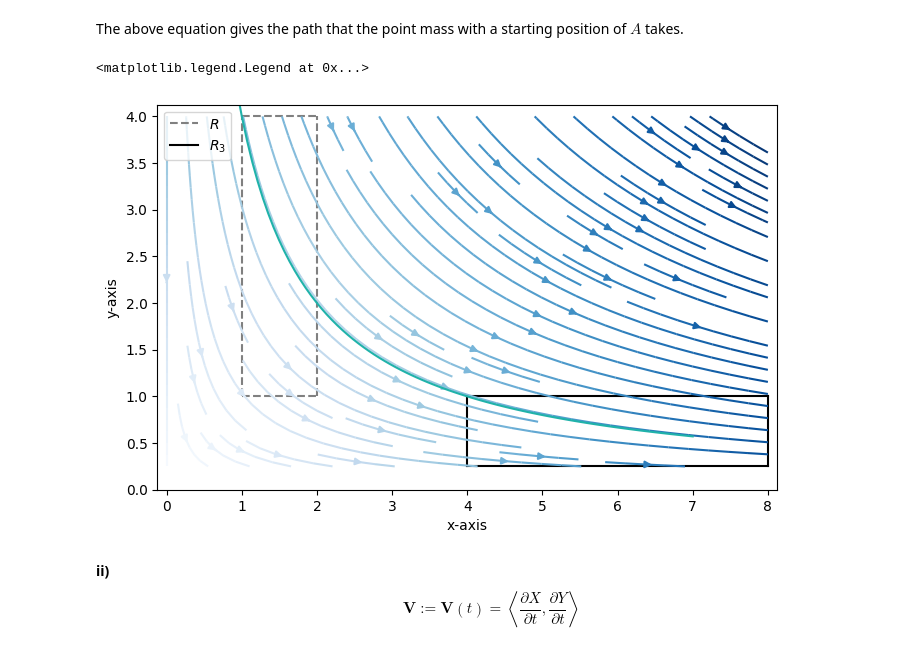
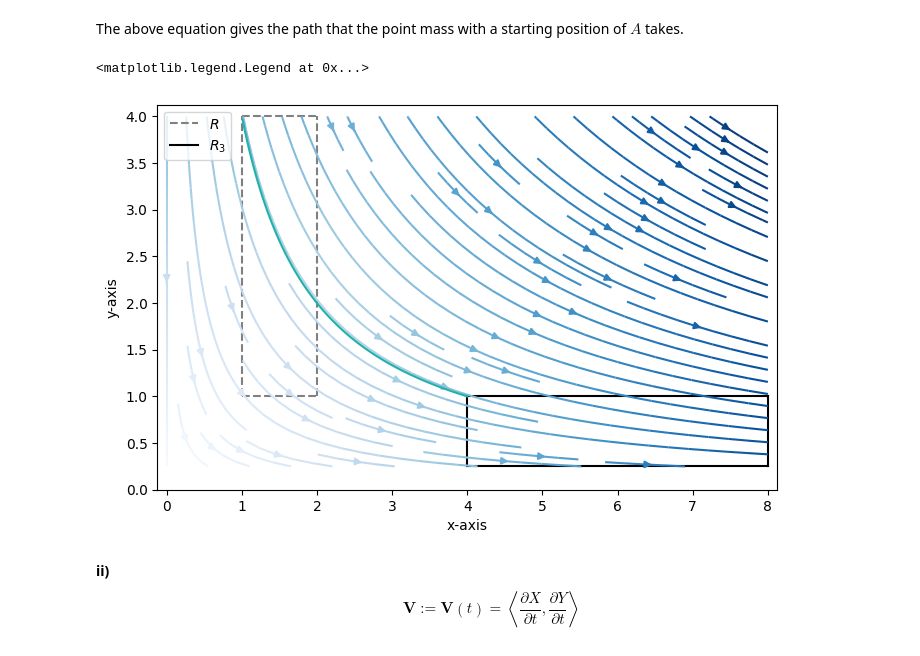
Before and after one commit to jordandll/MultivariableCalculus, a Jupyter notebook: DoubleIntegrals/DoubleIntegrals/PSets/pset7-part2.ipynb, the cells around one changed output. Cells and saved outputs as stored; diff of their text form; code cells hidden in the pictures.

```diff
--- a/DoubleIntegrals/DoubleIntegrals/PSets/pset7-part2.ipynb
+++ b/DoubleIntegrals/DoubleIntegrals/PSets/pset7-part2.ipynb
@@ -987,7 +985,7 @@ The above equation gives the path that the point mass with a starting position o
 x = np.linspace(0,8,num=28)
 y = np.linspace(0.25,4,num=13)
 X, Y = np.meshgrid(x,y)
-t = np.linspace(0.01,7,num=100)
+t = np.linspace(0.01,3,num=100)
 
 # Define the velocity.
 V = (V_x,V_y) = (X,-Y)
@@ -1001,39 +999,39 @@ flow with a starting point 'A'.  Also define the velocity 'v' of this point mass
 A = (x_0,y_0) = (1,4)
 r = (r_x,r_y) = ((1+t)*x_0, y_0/(1+t))
 v = (v_x, v_y) = (x_0,-y_0)
-f = x_0*y_0/t
+f = x_0*y_0/r_x
 
 # Create the figure and axes.
 fig, ax = plt.subplots(figsize=(8,5))
 ax.set_xlabel('x-axis')
 ax.set_ylabel('y-axis')
 xlim = ax.set_xlim(-0.125,8.125)
 ylim = ax.set_ylim(0,4.125)
 
 # Plot the regions rectangular R and R_3.
 x_1 = np.linspace(1,2,num=20)
 y_1 = np.linspace(1,4,num=20)
 ax.plot(x_1,[1 for i in range(len(x_1))],color='grey',linestyle='--',label=r'$R$')
 ax.plot(x_1,[4 for i in range(len(x_1))],color='grey', linestyle='--')
 ax.plot([1 for i in range(len(y_1))],y_1,[2 for i in range(len(y_1))],y_1,color='grey', linestyle='--')
 
 x_2 = np.linspace(4,8,num=20)
 y_2 = np.linspace(0.25,1,num=20)
 ax.plot(x_2,[0.25 for i in range(len(x_2))],color='k',label=r'$R_3$')
 ax.plot(x_2,[1 for i in range(len(x_2))],color='k')
 ax.plot([4 for i in range(len(y_2))],y_2,[8 for i in range(len(y_2))],y_2,color='k')
 
 # Plot the streamlines.
 ax.streamplot(X, Y, *V, color=magV, norm=norm_magV, cmap = cmap_magV)
 
 # Plot the path of the head of r.
-ax.plot(t,f,color='lightseagreen')
+ax.plot(r_x,f,color='lightseagreen')
 
 # Place legend.
 ax.legend()
 # %% [output]
 <matplotlib.legend.Legend at 0x...>
-[figure, old version]
+[figure, new version]
 # %% [markdown]
 **ii)**  $$ \mathbf{V} := \mathbf{V}(t) = \left\langle \frac{\partial X}{\partial t},\frac{\partial Y}{\partial t}\right\rangle$$
 # %% [markdown]
```
Also changed, not shown: parts of 4 cells of this notebook, 1 other file.
